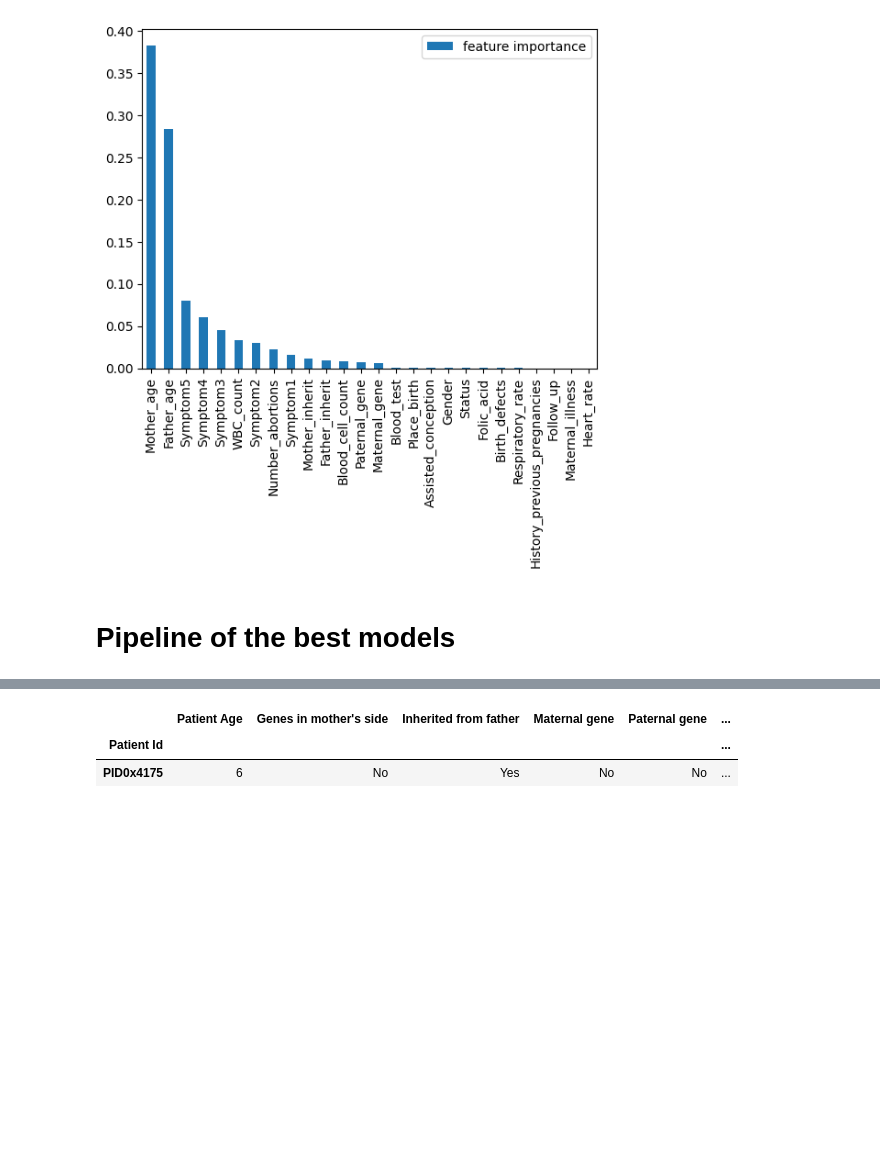
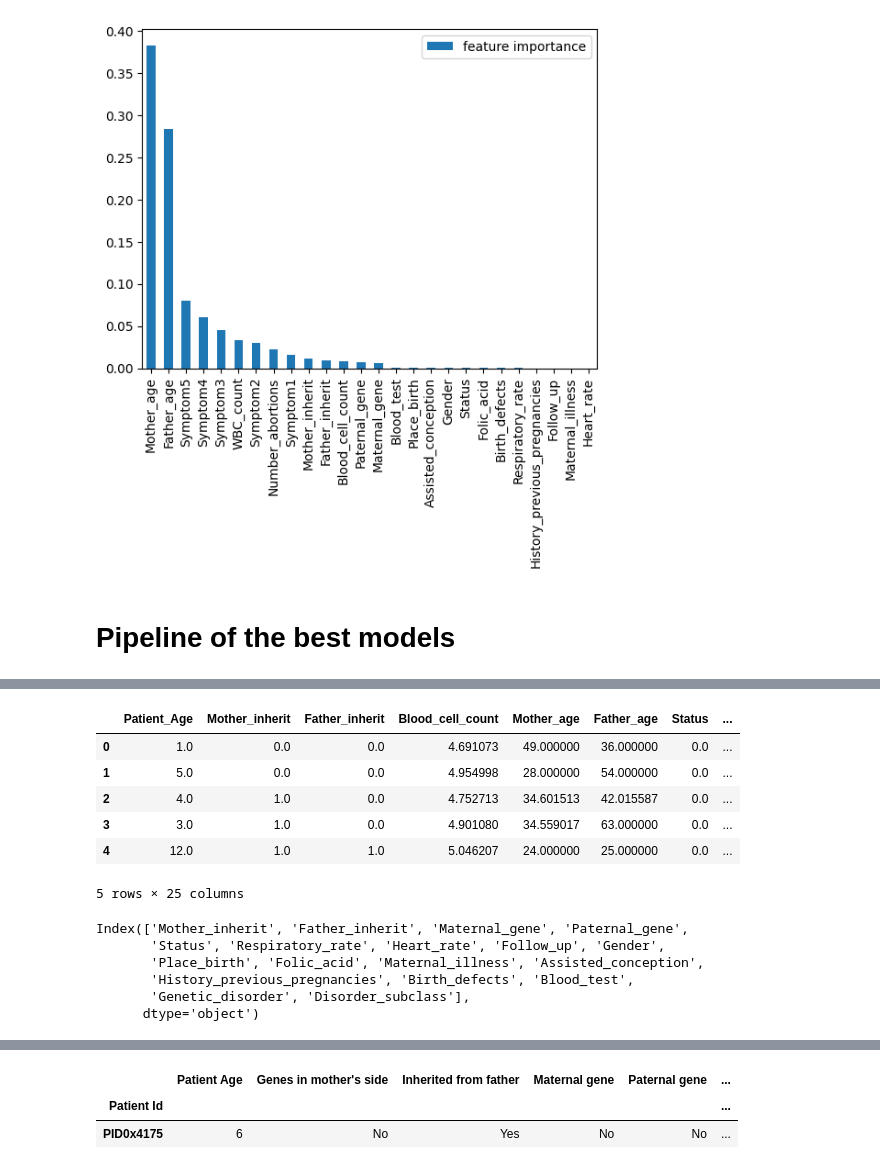
Before and after one commit to crodilla/Genomes_project, a Jupyter notebook: src/notebooks/project_resume.ipynb, the cells around one changed output, grey strips where cells are left out. Drawn from its saved outputs; the diff is of its cells as text; code cells hidden in the pictures; blank space fills up the shorter version.

```diff
--- a/src/notebooks/project_resume.ipynb
+++ b/src/notebooks/project_resume.ipynb
@@ -368,7 +420,7 @@ df_feature_importance.plot(kind='bar');
 # Pipeline of the best models
 # %%
 # Create Genetic disorder dataframe
-Genetic_disorder = df_eda.drop(["Disorder_subclass"], axis=1)
+Genetic_disorder = df1.drop(["Disorder_subclass"], axis=1)
 
 # Split target column from the rest of the columns of the Genetic_disorder dataframe
 Genetic_X = Genetic_disorder.drop(["Genetic_disorder"], axis=1)
@@ -393,2 +447,22 @@ X_Sub_res, y_Sub_res = oversample.fit_resample(X_Sub_train, y_Sub_train)
+# %%
+X_Gen_res.head()
+# %% [output]
+|  | Patient_Age | Mother_inherit | Father_inherit | Blood_cell_count | Mother_age | Father_age | Status | ... |
+| 0 | 1.0 | 0.0 | 0.0 | 4.691073 | 49.000000 | 36.000000 | 0.0 | ... |
+| 1 | 5.0 | 0.0 | 0.0 | 4.954998 | 28.000000 | 54.000000 | 0.0 | ... |
+| 2 | 4.0 | 1.0 | 0.0 | 4.752713 | 34.601513 | 42.015587 | 0.0 | ... |
+| 3 | 3.0 | 1.0 | 0.0 | 4.901080 | 34.559017 | 63.000000 | 0.0 | ... |
+| 4 | 12.0 | 1.0 | 1.0 | 5.046207 | 24.000000 | 25.000000 | 0.0 | ... |
+5 rows × 25 columns
+# %%
+categoric_cols = df1.select_dtypes(exclude=[np.number]).columns
+categoric_cols
+# %% [output]
+Index(['Mother_inherit', 'Father_inherit', 'Maternal_gene', 'Paternal_gene',
+       'Status', 'Respiratory_rate', 'Heart_rate', 'Follow_up', 'Gender',
+       'Place_birth', 'Folic_acid', 'Maternal_illness', 'Assisted_conception',
+       'History_previous_pregnancies', 'Birth_defects', 'Blood_test',
+       'Genetic_disorder', 'Disorder_subclass'],
+      dtype='object')
 # %%
 pipeline_Gen = Pipeline([
```
Also changed, not shown: parts of 12 cells of this notebook, 22 other files.
